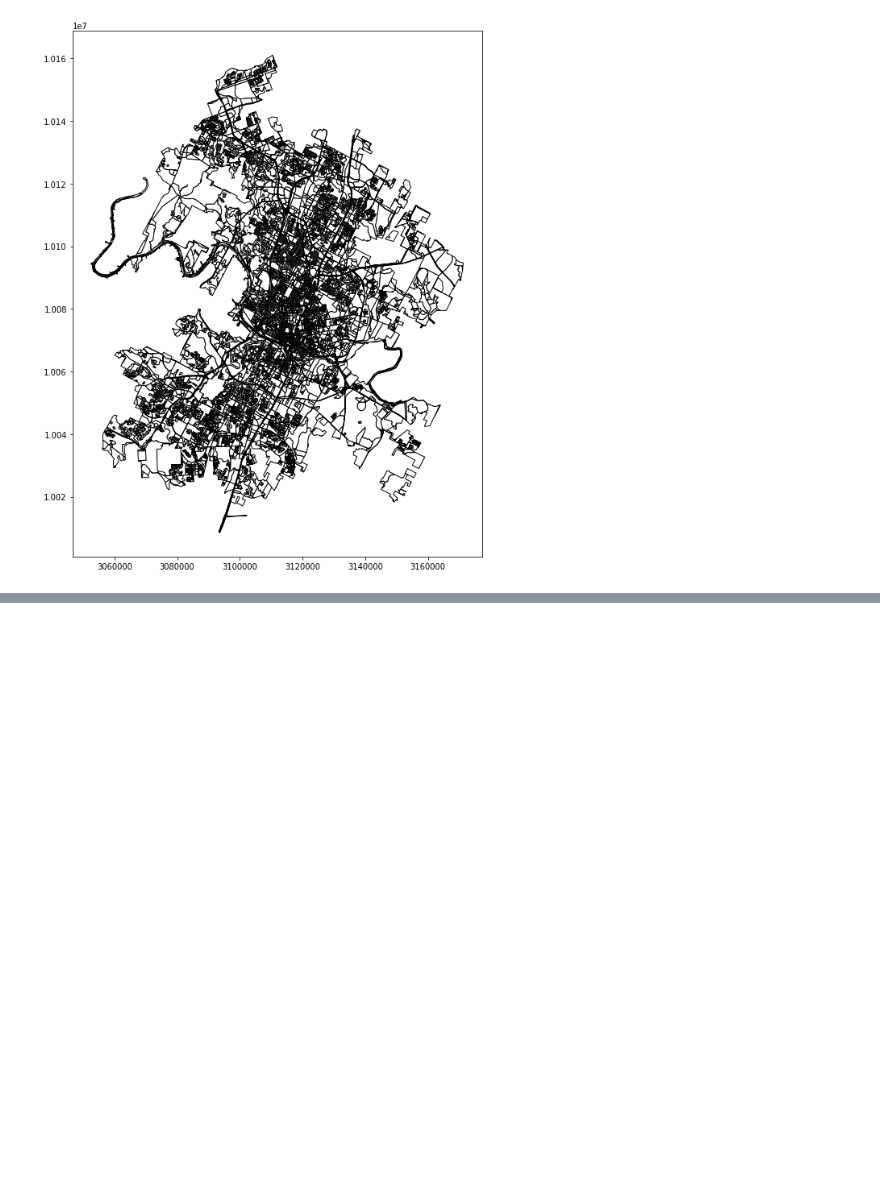
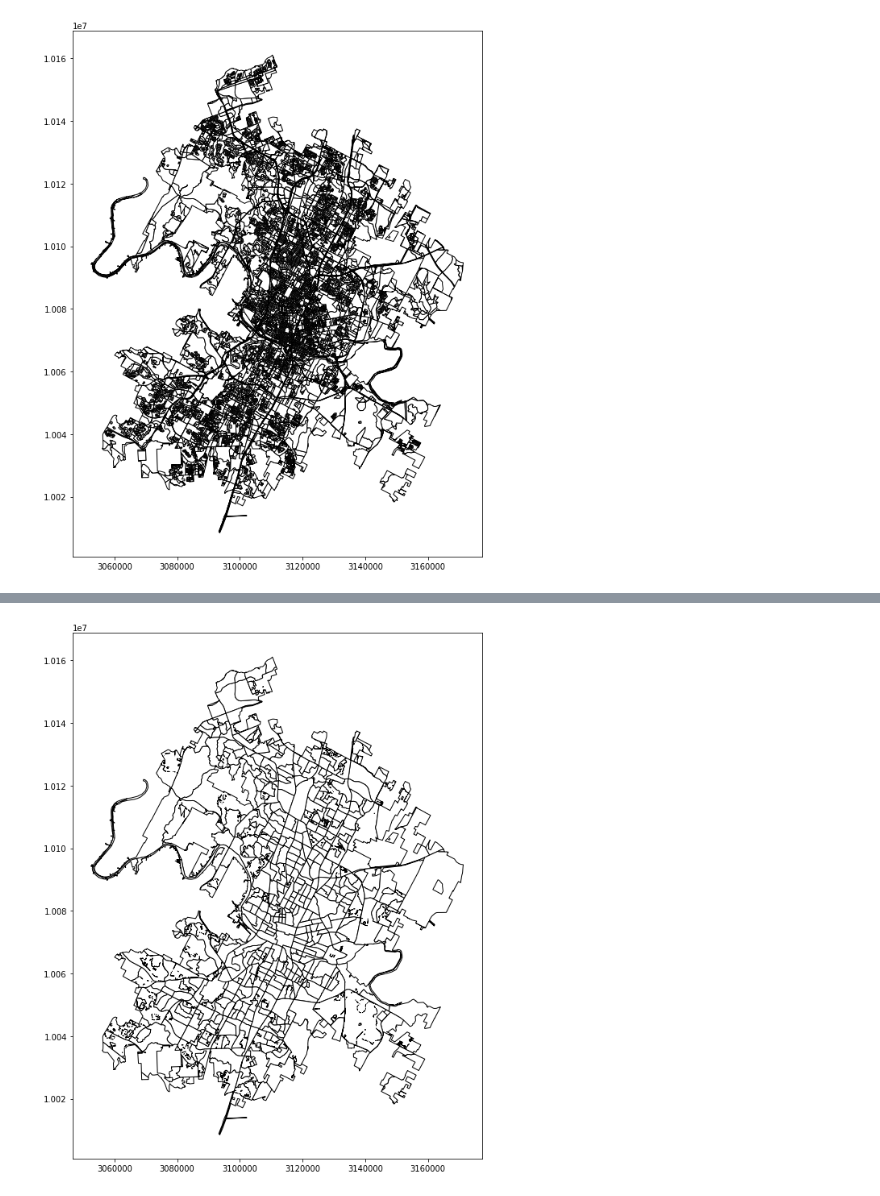
Before and after one commit to vsibarra/park-equity-atx, a Jupyter notebook: notebooks/1) CensusBlockIntersectionCityLimits.ipynb, the cells around one changed output, grey strips where cells are left out. Cells and saved outputs as stored; diff of their text form; code cells hidden in the pictures; blank space fills up the shorter version.

```diff
--- a/notebooks/1) CensusBlockIntersectionCityLimits.ipynb
+++ b/notebooks/1) CensusBlockIntersectionCityLimits.ipynb
@@ -106,0 +112,2 @@ cbintersection.to_file(wd+"data/cbintersection/cbi.shp")
+# %%
+blocks = gpd.read_file(wd+"data/cbintersection/cbi.shp")
@@ -106,0 +131,3 @@ cbintersection.to_file(wd+"data/cbintersection/cbi.shp")
+# %%
+blockgroup = blocks['GEOID10'].str.slice(start=0, stop=12)
+blockgroup
@@ -106,0 +147,2 @@ cbintersection.to_file(wd+"data/cbintersection/cbi.shp")
+# %%
+blocks['blockGroups'] = blockgroup
@@ -106,0 +159,3 @@ cbintersection.to_file(wd+"data/cbintersection/cbi.shp")
+# %%
+cbgdiss =blocks.dissolve(by='blockGroups')
+cbgdiss
@@ -106,0 +177,6 @@ cbintersection.to_file(wd+"data/cbintersection/cbi.shp")
+# %%
+fig4, ax = plt.subplots(figsize=(12,12))
+base = cbgdiss.plot(ax=ax, color="black", alpha=0.2)
+layer = cbgdiss["geometry"].plot(ax=base, color='white', edgecolor = 'black')
+# %% [output]
+[figure, added]
```
Also changed, not shown: parts of 12 cells of this notebook, 14 other files.
